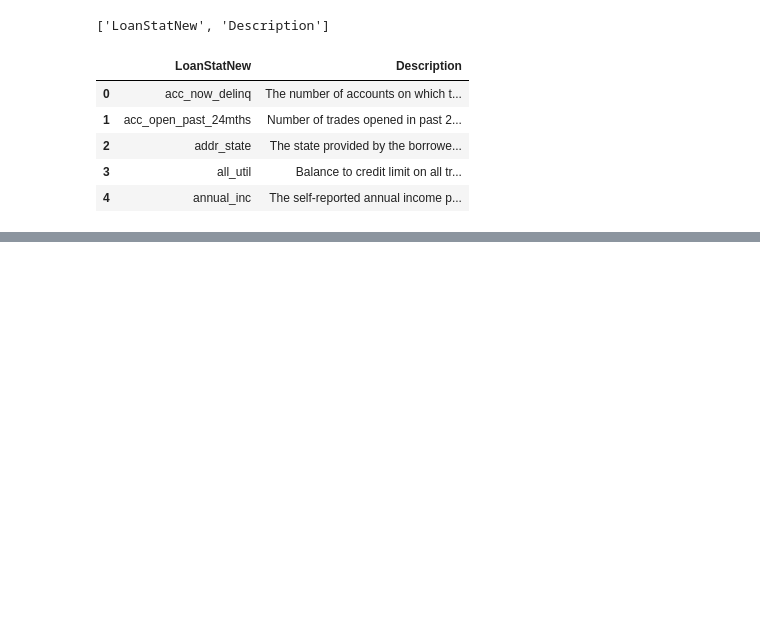
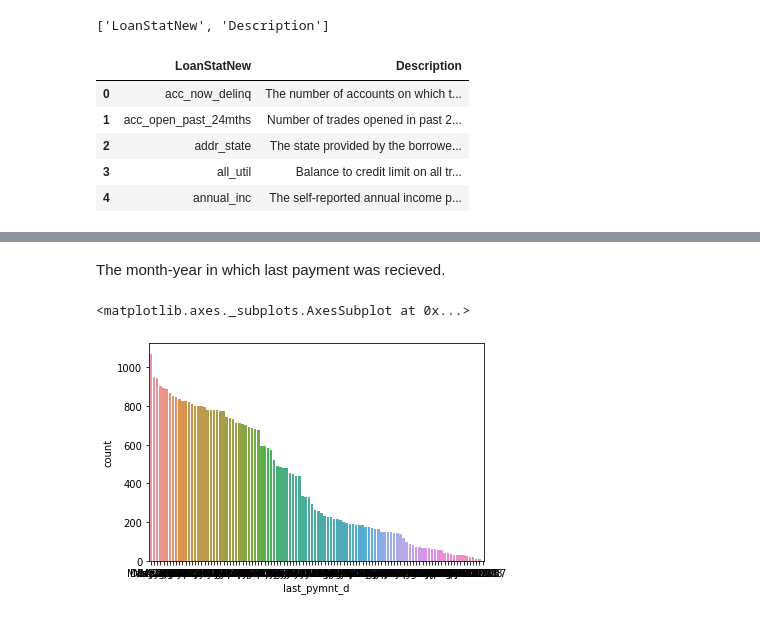
Before and after one commit to 15021996/Loan-Default-Prediction, a Jupyter notebook: Soumya_Loan_Default_Prediction_Capstone_Project.ipynb, the cells around one changed output, grey strips where cells are left out. Drawn from its saved outputs; the diff is of its cells as text; code cells hidden in the pictures; blank space fills up the shorter version.

```diff
--- a/Soumya_Loan_Default_Prediction_Capstone_Project.ipynb
+++ b/Soumya_Loan_Default_Prediction_Capstone_Project.ipynb
@@ -86,0 +291,4 @@ Series([], dtype: object)
+# %%
+df1['last_fico_range'] = df1.last_fico_range_low.astype('str') + '-' + df1.last_fico_range_high.astype('str')
+df1['last_meanfico'] = (df1.last_fico_range_low + df1.last_fico_range_high)/2
+df1.drop(['last_fico_range_low','last_fico_range_high'],1, inplace=True)
@@ -86,0 +359,7 @@ Series([], dtype: object)
+# %% [markdown]
+The month-year in which last payment was recieved.
+# %%
+sns.countplot(data=df1, x='last_pymnt_d', order=df1.last_pymnt_d.value_counts().index)
+# %% [output]
+<matplotlib.axes._subplots.AxesSubplot at 0x...>
+[figure, added]
```
Also changed, not shown: parts of 43 cells of this notebook.
